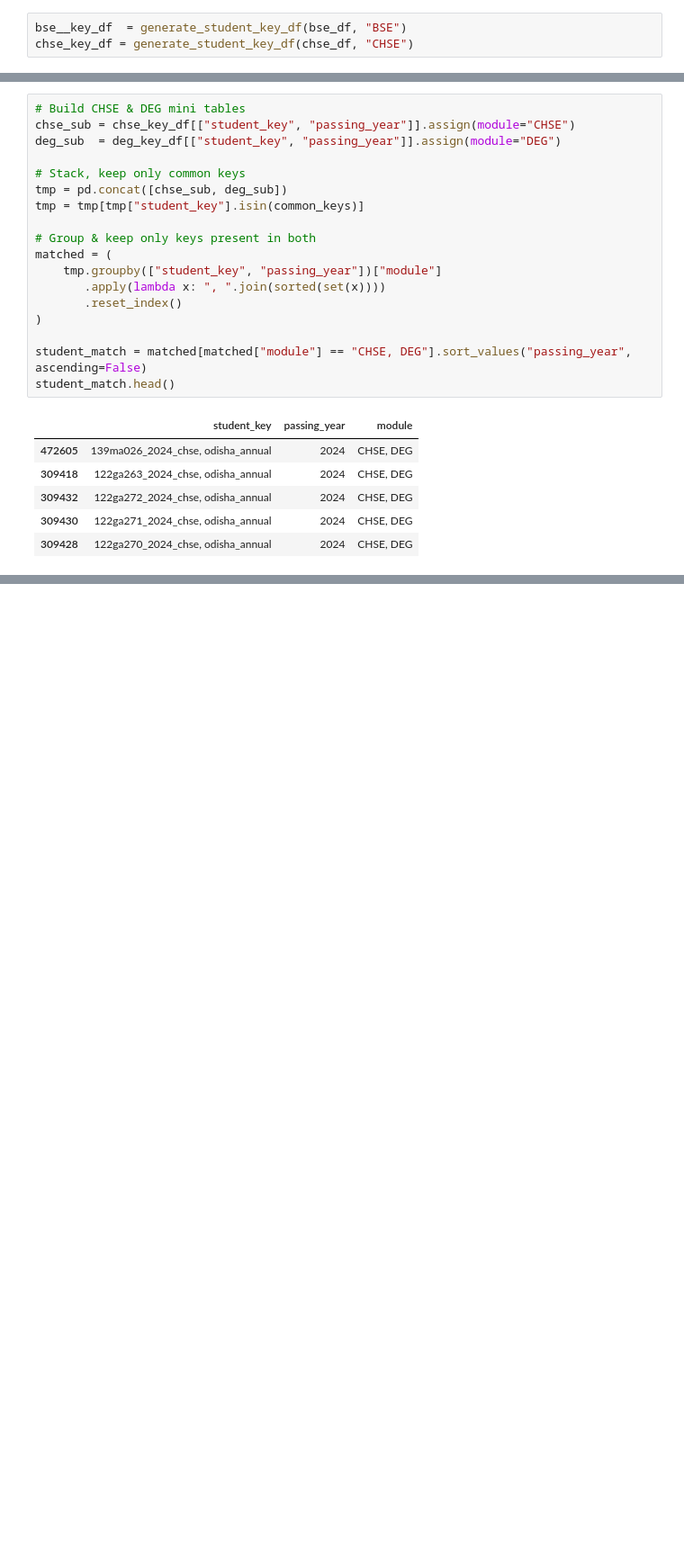
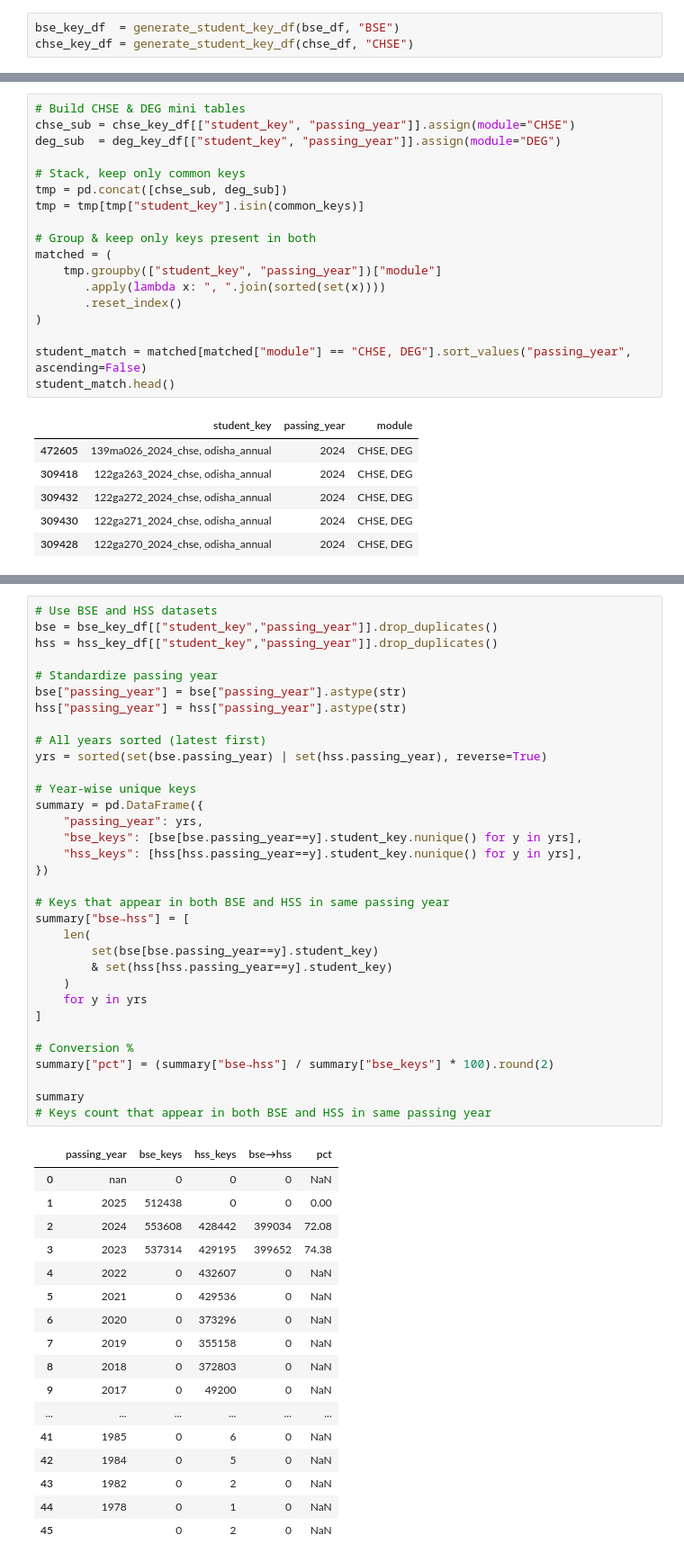
Before and after one commit to Data-Policy-and-Innovation-Centre/sams, a Jupyter notebook: notebooks/bse_chse_hss_deg_integration.ipynb, the cells around one changed output, grey strips where cells are left out. Shown at 90% size. Saved outputs shown, nothing was run; the diff lists cells and outputs as text; blank space fills up the shorter version.

```diff
--- a/notebooks/bse_chse_hss_deg_integration.ipynb
+++ b/notebooks/bse_chse_hss_deg_integration.ipynb
@@ -297,7 +291,7 @@ def generate_student_key_df(df, module_name: str) -> pd.DataFrame:
 
     return new_df
 # %%
-bse__key_df  = generate_student_key_df(bse_df, "BSE")
+bse_key_df  = generate_student_key_df(bse_df, "BSE")
 chse_key_df = generate_student_key_df(chse_df, "CHSE")
 # %% [output]
 [BSE] Student Key Summary
@@ -633,0 +679,51 @@ Error:
+# %%
+# Use BSE and HSS datasets
+bse = bse_key_df[["student_key","passing_year"]].drop_duplicates()
+hss = hss_key_df[["student_key","passing_year"]].drop_duplicates()
+
+# Standardize passing year
+bse["passing_year"] = bse["passing_year"].astype(str)
+hss["passing_year"] = hss["passing_year"].astype(str)
+
+# All years sorted (latest first)
+yrs = sorted(set(bse.passing_year) | set(hss.passing_year), reverse=True)
+
+# Year-wise unique keys
+summary = pd.DataFrame({
+    "passing_year": yrs,
+    "bse_keys": [bse[bse.passing_year==y].student_key.nunique() for y in yrs],
+    "hss_keys": [hss[hss.passing_year==y].student_key.nunique() for y in yrs],
+})
+
+# Keys that appear in both BSE and HSS in same passing year
+summary["bse→hss"] = [
+    len(
+        set(bse[bse.passing_year==y].student_key)
+        & set(hss[hss.passing_year==y].student_key)
+    )
+    for y in yrs
+]
+
+# Conversion %
+summary["pct"] = (summary["bse→hss"] / summary["bse_keys"] * 100).round(2)
+
+summary
+# Keys count that appear in both BSE and HSS in same passing year
+# %% [output]
+|  | passing_year | bse_keys | hss_keys | bse→hss | pct |
+| 0 | nan | 0 | 0 | 0 | NaN |
+| 1 | 2025 | 512438 | 0 | 0 | 0.00 |
+| 2 | 2024 | 553608 | 428442 | 399034 | 72.08 |
+| 3 | 2023 | 537314 | 429195 | 399652 | 74.38 |
+| 4 | 2022 | 0 | 432607 | 0 | NaN |
+| 5 | 2021 | 0 | 429536 | 0 | NaN |
+| 6 | 2020 | 0 | 373296 | 0 | NaN |
+| 7 | 2019 | 0 | 355158 | 0 | NaN |
+| 8 | 2018 | 0 | 372803 | 0 | NaN |
+| 9 | 2017 | 0 | 49200 | 0 | NaN |
+| ... | ... | ... | ... | ... | ... |
+| 41 | 1985 | 0 | 6 | 0 | NaN |
+| 42 | 1984 | 0 | 5 | 0 | NaN |
+| 43 | 1982 | 0 | 2 | 0 | NaN |
+| 44 | 1978 | 0 | 1 | 0 | NaN |
+| 45 |  | 0 | 2 | 0 | NaN |
```
Also changed, not shown: parts of 18 cells of this notebook.
